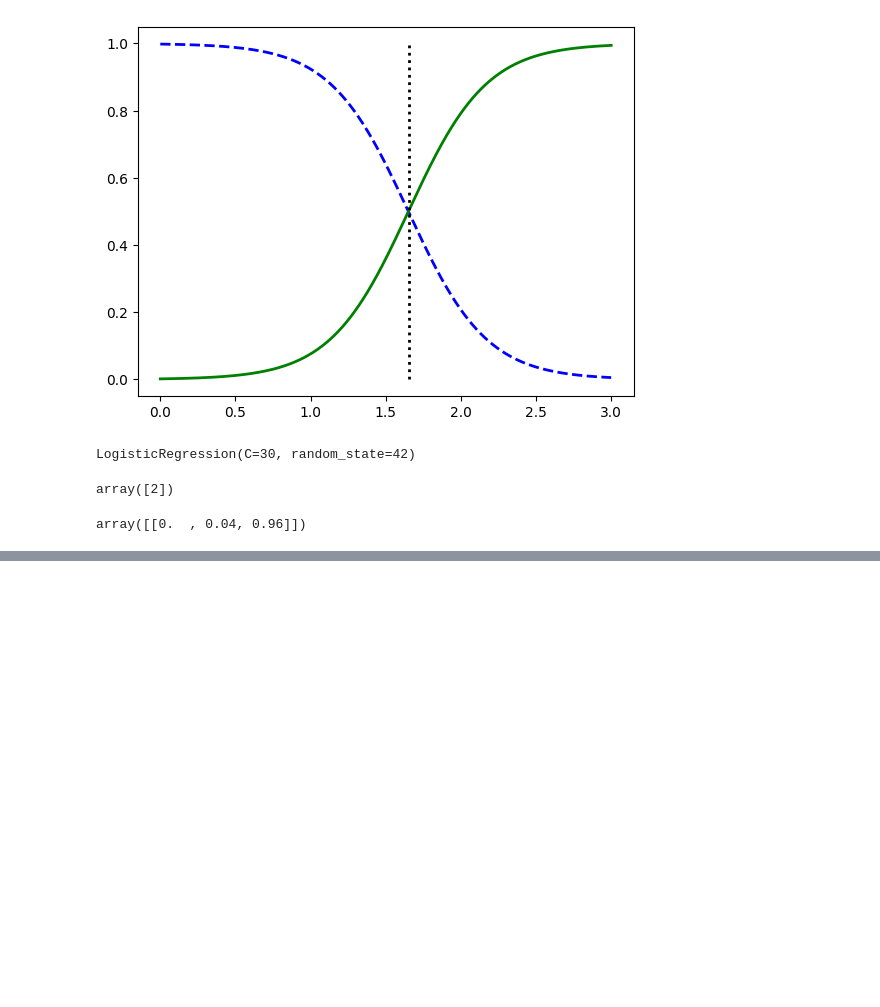
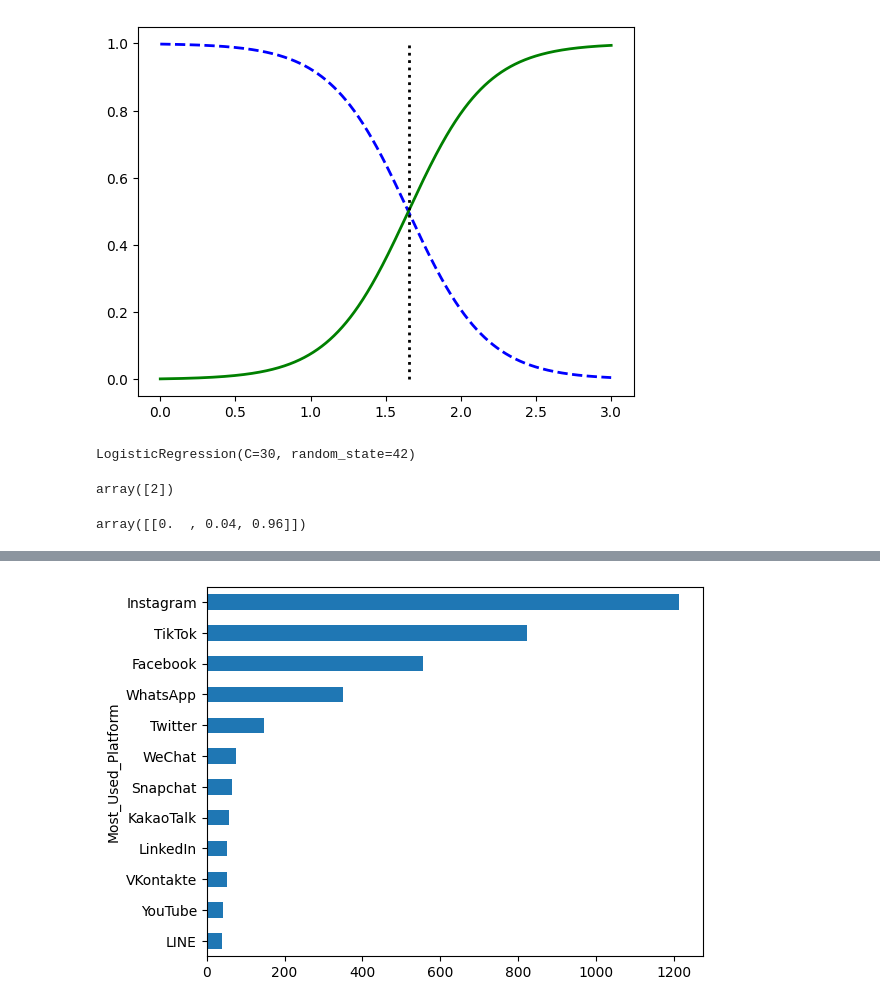
Before and after one commit to shivarajshelar/kaggle-Notebook-MachineLearning, a Jupyter notebook: training-the-models.ipynb, the cells around one changed output, grey strips where cells are left out. Cells and saved outputs as stored; diff of their text form; code cells hidden in the pictures; blank space fills up the shorter version.

```diff
--- a/training-the-models.ipynb
+++ b/training-the-models.ipynb
@@ -346,0 +544,7 @@ array([[0.  , 0.04, 0.96]])
+# %%
+## which is most time spending platorms
+
+df.groupby(['Most_Used_Platform'])['Avg_Daily_Usage_Hours'].sum().sort_values(ascending=True).plot(kind='barh')
+plt.show()
+# %% [output]
+[figure, added]
```
Also changed, not shown: parts of 41 cells of this notebook.
